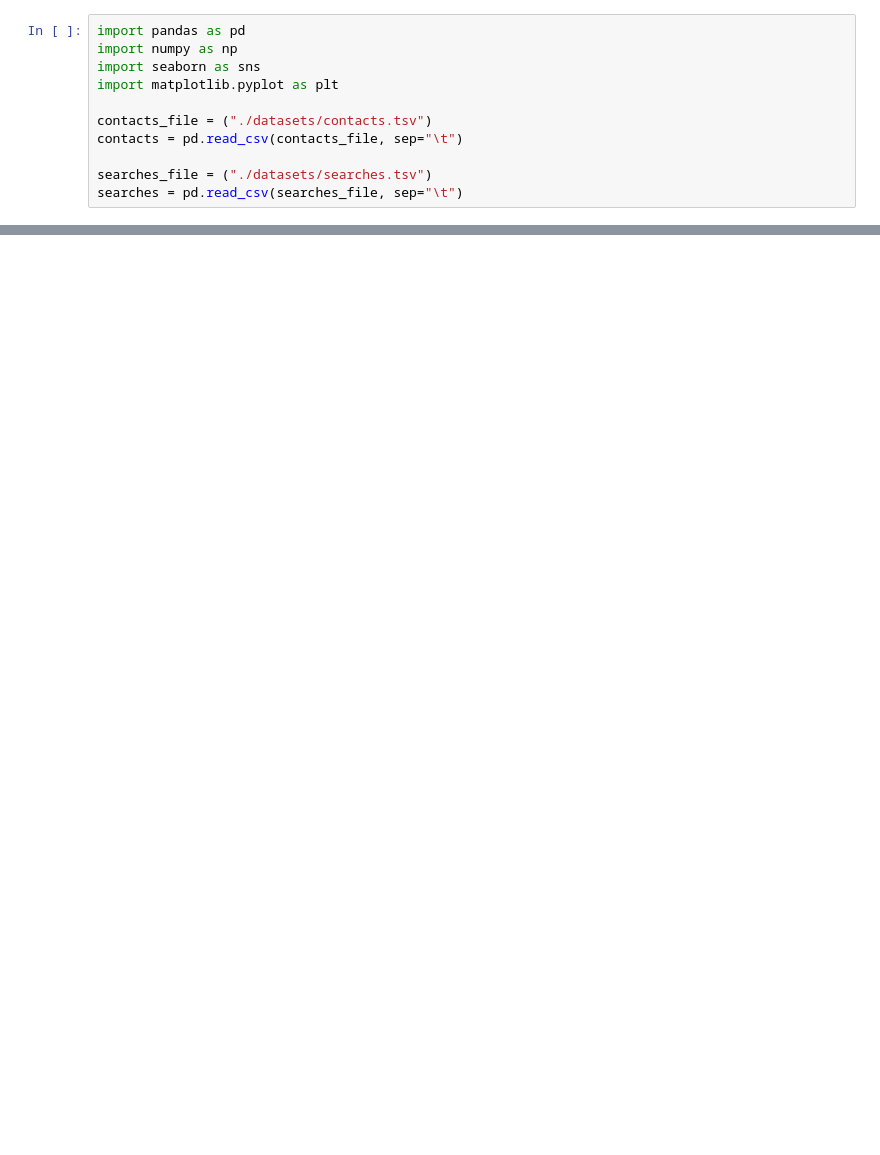
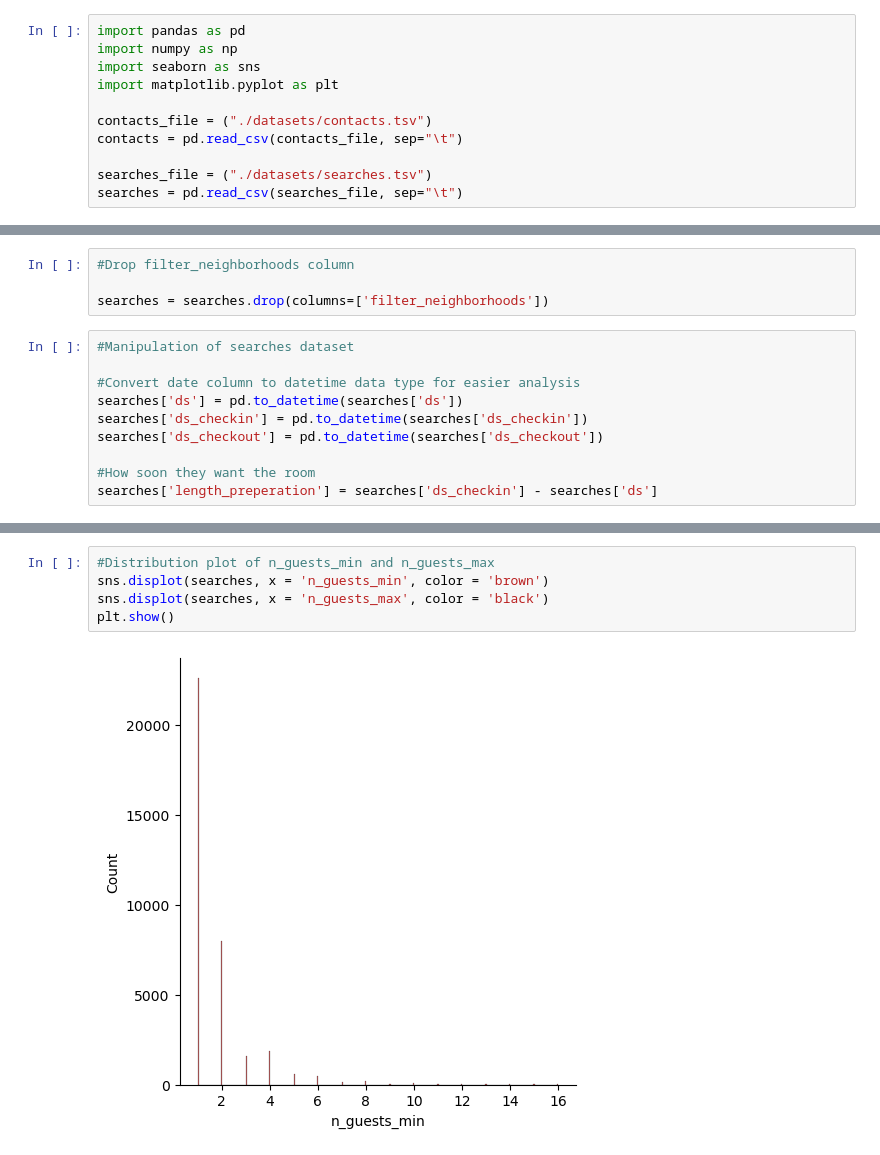
Before and after one commit to Piotr8706/Smaller_data_projects, a Jupyter notebook: Market Analysis in Dublin/Analysis.ipynb, the cells around one changed output, grey strips where cells are left out. Cells and saved outputs as stored; diff of their text form; blank space fills up the shorter version.

Commit message:
More analysis

```diff
--- a/Market Analysis in Dublin/Analysis.ipynb
+++ b/Market Analysis in Dublin/Analysis.ipynb
@@ -27,3 +27,17 @@ searches.head()
 | 2 | 2014-10-01 | 000cd9d3-e05b-4016-9e09-34a6f8ba2fc5 | NaN | NaN | 1 | NaN | 1 | 1 | ... |
 | 3 | 2014-10-01 | 000cd9d3-e05b-4016-9e09-34a6f8ba2fc5 | 2014-11-08 | 2014-11-10 | 11 | 2.0 | 1 | 2 | ... |
 | 4 | 2014-10-01 | 001c04f0-5a94-4ee0-bf5d-3591265256de | NaN | NaN | 1 | NaN | 1 | 1 | ... |
+# %%
+#Drop filter_neighborhoods column
+
+searches = searches.drop(columns=['filter_neighborhoods'])
+# %%
+#Manipulation of searches dataset
+
+#Convert date column to datetime data type for easier analysis
+searches['ds'] = pd.to_datetime(searches['ds'])
+searches['ds_checkin'] = pd.to_datetime(searches['ds_checkin'])
+searches['ds_checkout'] = pd.to_datetime(searches['ds_checkout'])
+
+#How soon they want the room
+searches['length_preperation'] = searches['ds_checkin'] - searches['ds']
@@ -29,0 +71,7 @@ searches.head()
+# %%
+#Distribution plot of n_guests_min and n_guests_max
+sns.displot(searches, x = 'n_guests_min', color = 'brown')
+sns.displot(searches, x = 'n_guests_max', color = 'black')
+plt.show()
+# %% [output]
+[figure, added]
```
Also changed, not shown: parts of 7 cells of this notebook.
